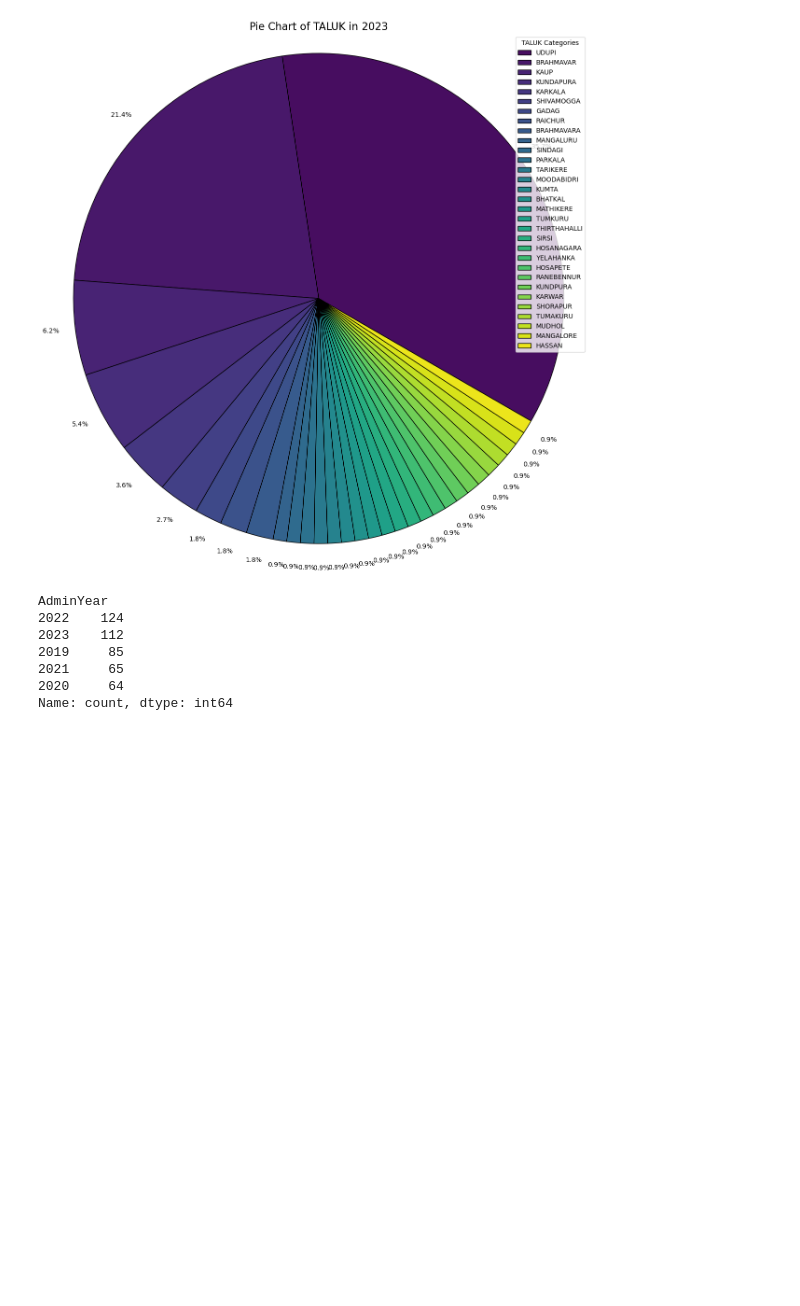
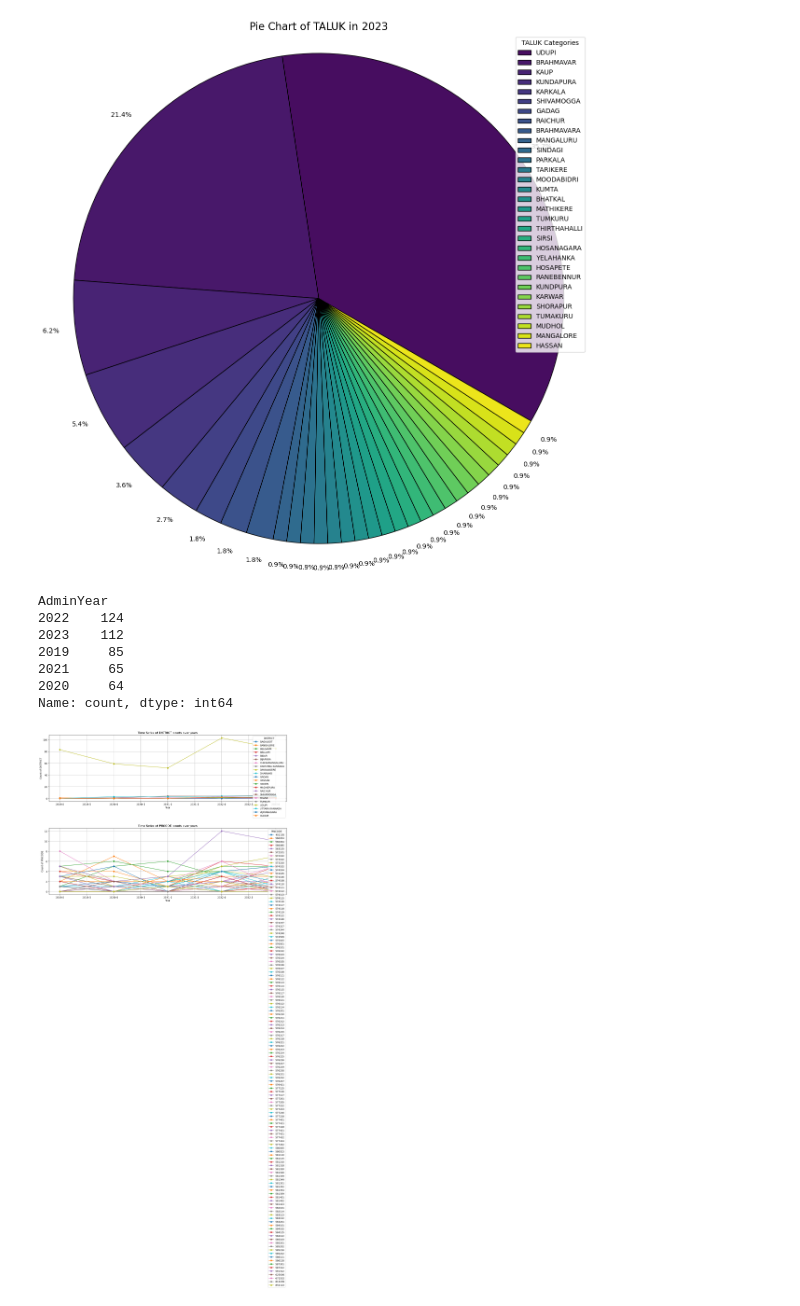
Before and after one commit to Omikar243/RAMACHANDRA-NA-BHAKTARU, a Jupyter notebook: new3.ipynb, the cells around one changed output. Drawn from its saved outputs; the diff is of its cells as text; code cells hidden in the pictures; blank space fills up the shorter version.

```diff
--- a/new3.ipynb
+++ b/new3.ipynb
@@ -117,3 +117,33 @@ AdminYear
 2021     65
 2020     64
 Name: count, dtype: int64
+# %%
+import pandas as pd
+import matplotlib.pyplot as plt
+import seaborn as sns
+
+# Load the dataset
+df = pd.read_csv('final_data.csv')
+
+# Set the AdminYear as the index for time series analysis
+df.set_index('AdminYear', inplace=True)
+
+# Plot time series for categorical fields DISTRICT and PINCODE
+fields_to_plot = ['DISTRICT', 'PINCODE']
+
+plt.figure(figsize=(15, 10))
+
+for i, field in enumerate(fields_to_plot, 1):
+    plt.subplot(len(fields_to_plot), 1, i)
+    # Group by AdminYear and field, and count the occurrences
+    grouped_data = df.groupby(['AdminYear', field]).size().unstack(fill_value=0)
+    # Plot the grouped data
+    grouped_data.plot(ax=plt.gca(), marker='o')
+    plt.title(f'Time Series of {field} counts over years')
+    plt.xlabel('Year')
+    plt.ylabel(f'Count of {field}')
+    plt.grid(True)
+    plt.tight_layout()
+plt.show()
+# %% [output]
+[figure, added]
```
Also changed, not shown: parts of 1 cell of this notebook, 8 other files.
